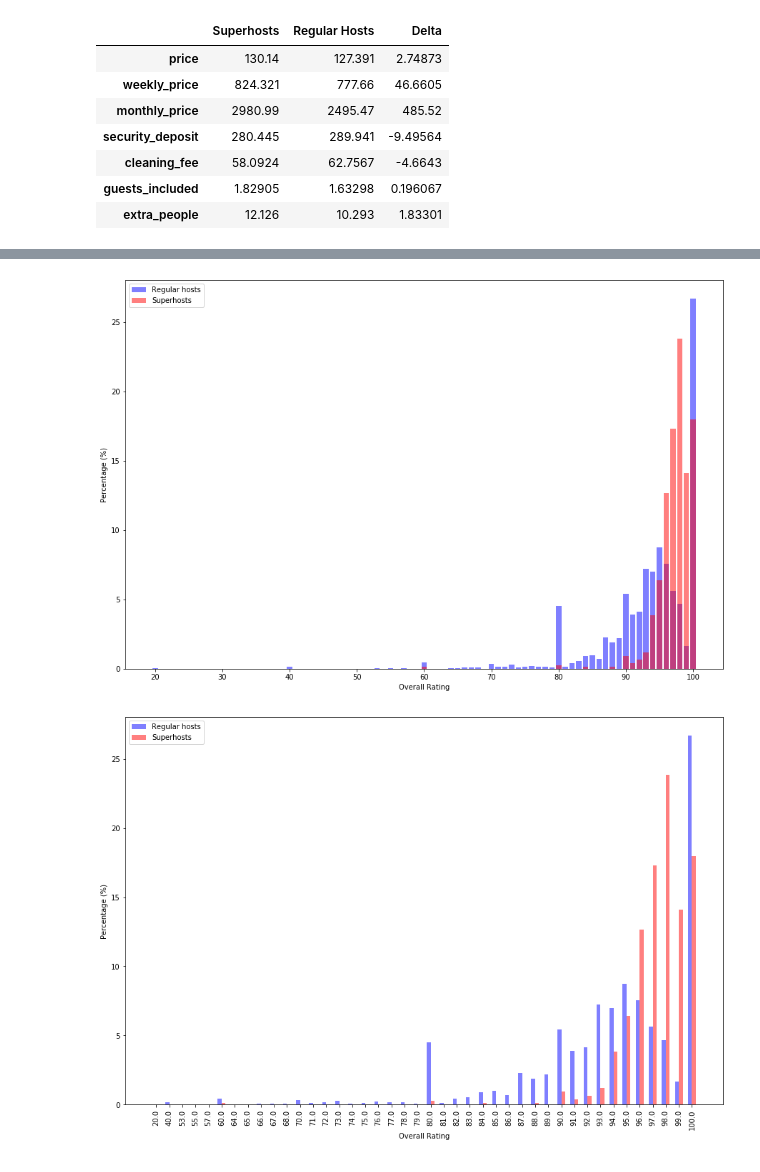
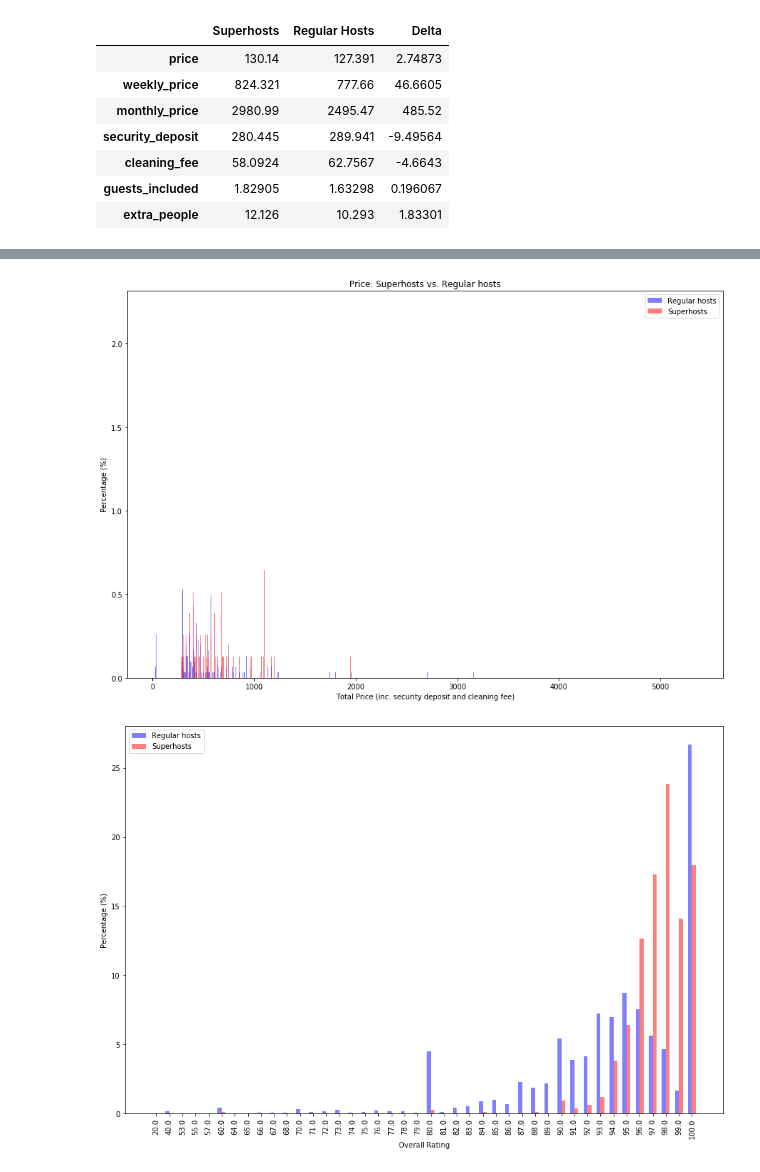
Before and after one commit to ttheoto/Udacity_Airbnb_Project, a Jupyter notebook: Airbnb_Seattle_Exploration.ipynb, the cells around one changed output, grey strips where cells are left out. Saved outputs shown, nothing was run; the diff lists cells and outputs as text; code cells hidden in the pictures.

Commit message:
Superhost Analysis
Finished off Superhost/regular host analysis

```diff
--- a/Airbnb_Seattle_Exploration.ipynb
+++ b/Airbnb_Seattle_Exploration.ipynb
@@ -399 +402,8 @@ Superhosts vs. regular hosts
+# %%
+# Total price column:
+# price/night + security deposit (if any) + cleaning fee (if any)
+
+listing_df['total_price'] = (listing_df['price']
+                            + listing_df['security_deposit'].fillna(0)
+                            + listing_df['cleaning_fee'].fillna(0))
 # %%
@@ -433,5 +568,3 @@ comp_df.style.bar(subset=['Delta'], align='mid', color=['#d65f5f', '#5fba7d'])
 | cleaning_fee | 58.0924 | 62.7567 | -4.6643 |
 | guests_included | 1.82905 | 1.63298 | 0.196067 |
 | extra_people | 12.126 | 10.293 | 1.83301 |
-# %%
-super_df['total price'] = super_df['price'] + super_df['security_deposit'] + super_df['cleaning_fee']
@@ -486,16 +595,17 @@ plt.hist([super_reviews['review_scores_rating'],reg_reviews['review_scores_ratin
 # %%
-super_plot = get_prop(super_reviews, 'review_scores_rating', 'index')
-reg_plot = get_prop(reg_reviews, 'review_scores_rating', 'index')
+super_plot = get_prop(super_df, 'total_price', 'index')
+reg_plot = get_prop(reg_df, 'total_price', 'index')
 
 fig = plt.figure(figsize = (15,10))
 plt.bar(reg_plot.index, reg_plot.values*100, color='b', alpha = 0.5);
 plt.bar(super_plot.index, super_plot.values*100, color='red', alpha = 0.5);
 
 plt.legend([reg_p, super_p],['Regular hosts', 'Superhosts']);
 plt.ylabel('Percentage (%)');
-plt.xlabel('Overall Rating');
+plt.xlabel('Total Price (inc. security deposit and cleaning fee)');
+plt.title('Price: Superhosts vs. Regular hosts');
 # %% [output]
-[figure, old version]
+[figure, new version]
 # %%
 grades_reg = list(reg_plot.index)
 grades_sup = list(super_plot.index)
```
Also changed, not shown: parts of 18 cells of this notebook.
